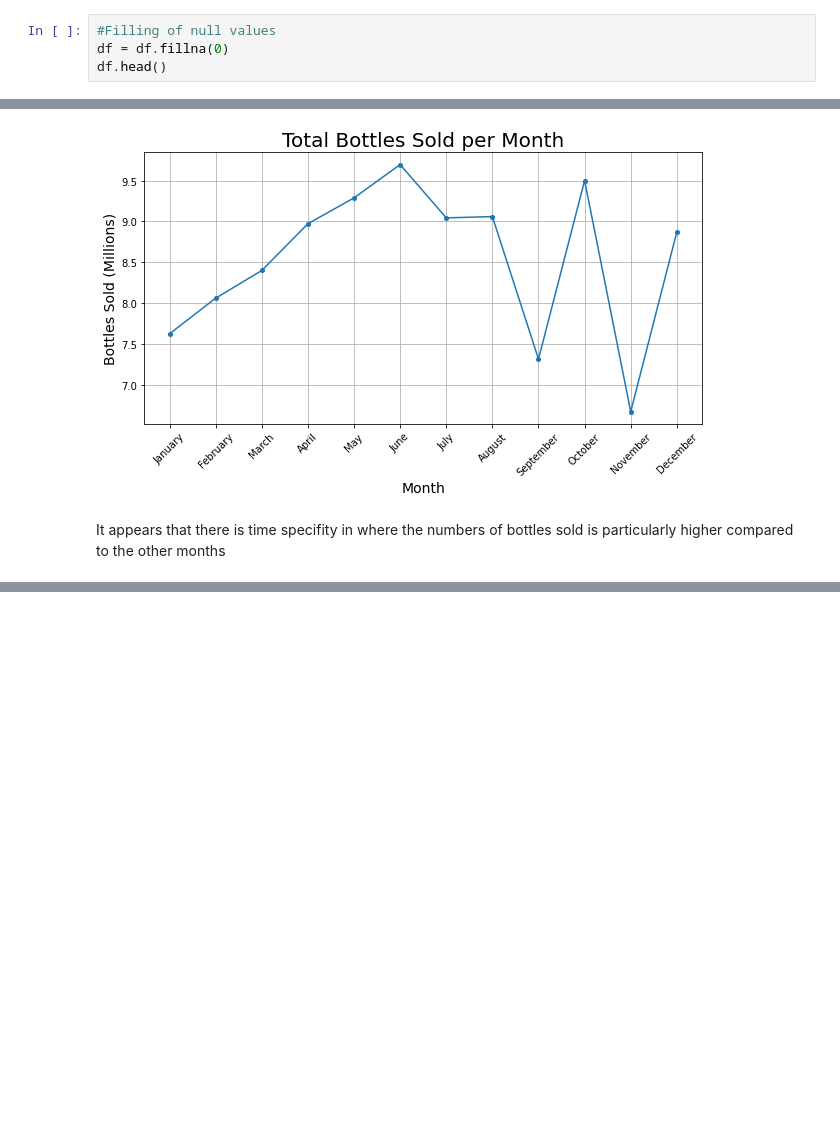
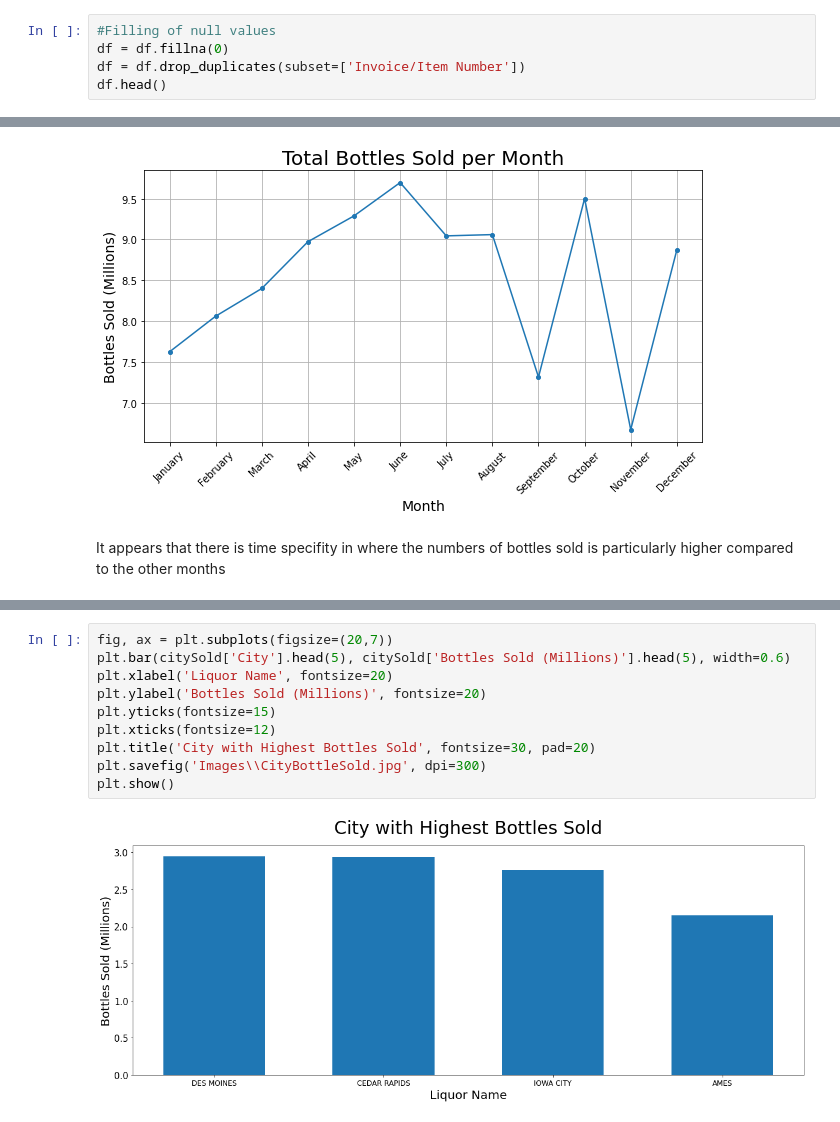
Before and after one commit to aronnicksnts/kaggle-projects, a Jupyter notebook: Iowa Liquor Sales/Iowa Liquor Sales Report.ipynb, the cells around one changed output, grey strips where cells are left out. Cells and saved outputs as stored; diff of their text form; blank space fills up the shorter version.

Commit message:
Update images and notebook

```diff
--- a/Iowa Liquor Sales/Iowa Liquor Sales Report.ipynb
+++ b/Iowa Liquor Sales/Iowa Liquor Sales Report.ipynb
@@ -39,6 +39,7 @@ dtype: int64
 # %%
 #Filling of null values
 df = df.fillna(0)
+df = df.drop_duplicates(subset=['Invoice/Item Number'])
 df.head()
 # %% [output]
 |  | Invoice/Item Number | Date | Store Number | Store Name | Address | City | Zip Code | Store Location | ... |
@@ -264,0 +278,12 @@ plt.show()
+# %%
+fig, ax = plt.subplots(figsize=(20,7))
+plt.bar(citySold['City'].head(5), citySold['Bottles Sold (Millions)'].head(5), width=0.6)
+plt.xlabel('Liquor Name', fontsize=20)
+plt.ylabel('Bottles Sold (Millions)', fontsize=20)
+plt.yticks(fontsize=15)
+plt.xticks(fontsize=12)
+plt.title('City with Highest Bottles Sold', fontsize=30, pad=20)
+plt.savefig('Images\\CityBottleSold.jpg', dpi=300)
+plt.show()
+# %% [output]
+[figure, added]
```
Also changed, not shown: parts of 29 cells of this notebook, 3 other files.
